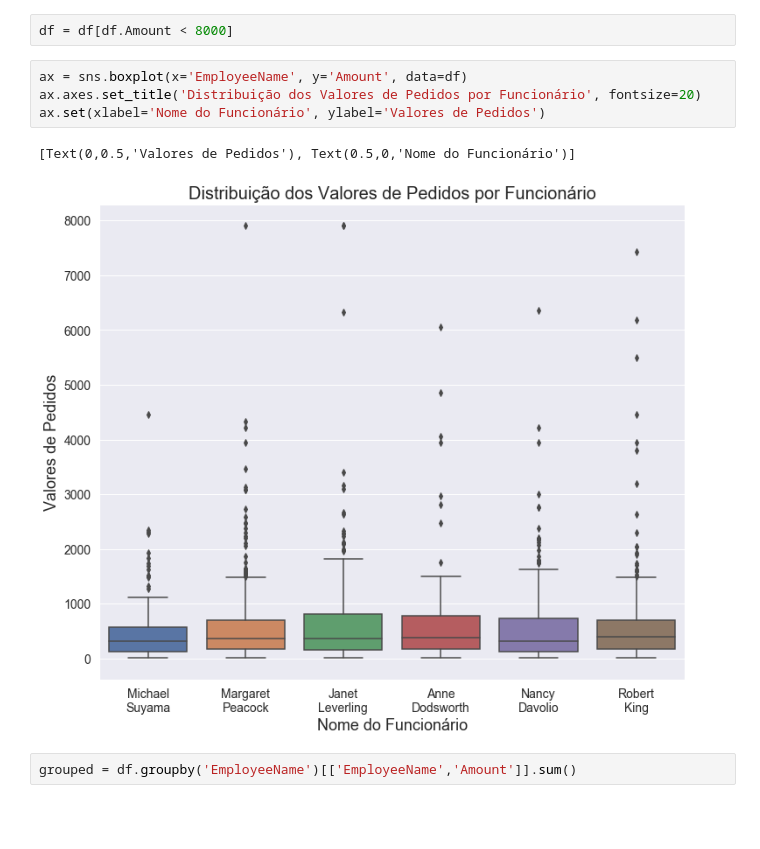
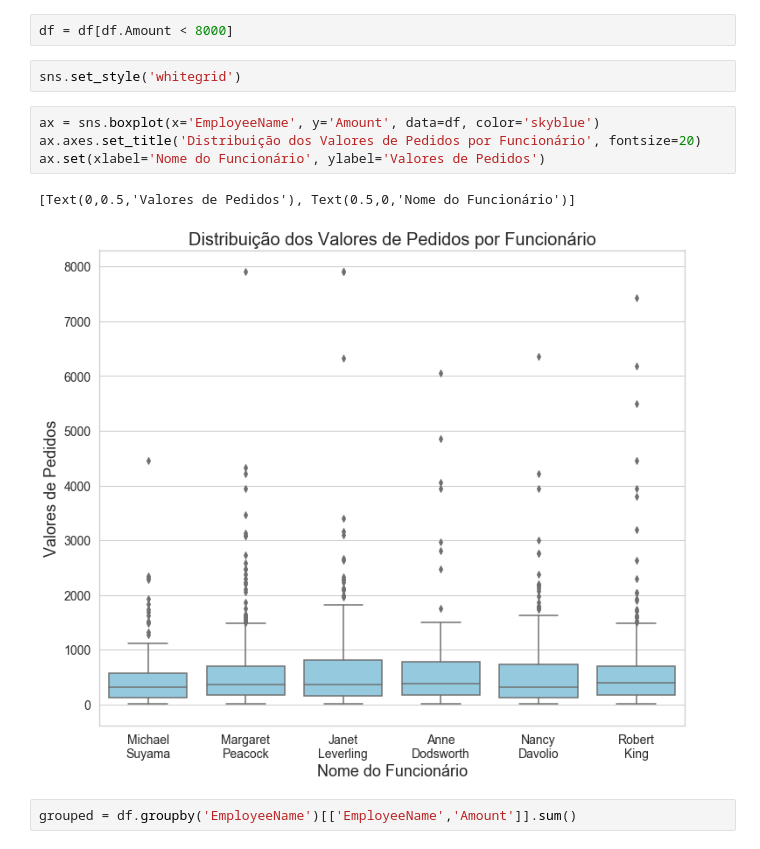
Before and after one commit to manoel-victor1602/Exemplos-de-Uso-Seaborn, a Jupyter notebook: EmployeesOrders.ipynb, the cells around one changed output. Drawn from its saved outputs; the diff is of its cells as text; blank space fills up the shorter version.

```diff
--- a/EmployeesOrders.ipynb
+++ b/EmployeesOrders.ipynb
@@ -23,13 +23,15 @@ sns.set(rc={'figure.figsize':(12,10), 'axes.labelsize':18,
 df.EmployeeName = df.EmployeeName.str.replace(' ', '\n')
 # %%
 df = df[df.Amount < 8000]
+# %%
+sns.set_style('whitegrid')
 # %%
-ax = sns.boxplot(x='EmployeeName', y='Amount', data=df)
+ax = sns.boxplot(x='EmployeeName', y='Amount', data=df, color='skyblue')
 ax.axes.set_title('Distribuição dos Valores de Pedidos por Funcionário', fontsize=20)
 ax.set(xlabel='Nome do Funcionário', ylabel='Valores de Pedidos')
 # %% [output]
 [Text(0,0.5,'Valores de Pedidos'), Text(0.5,0,'Nome do Funcionário')]
-[figure, old version]
+[figure, new version]
 # %%
 grouped = df.groupby('EmployeeName')[['EmployeeName','Amount']].sum()
 # %%
```
Also changed, not shown: parts of 2 cells of this notebook, 1 other file.
